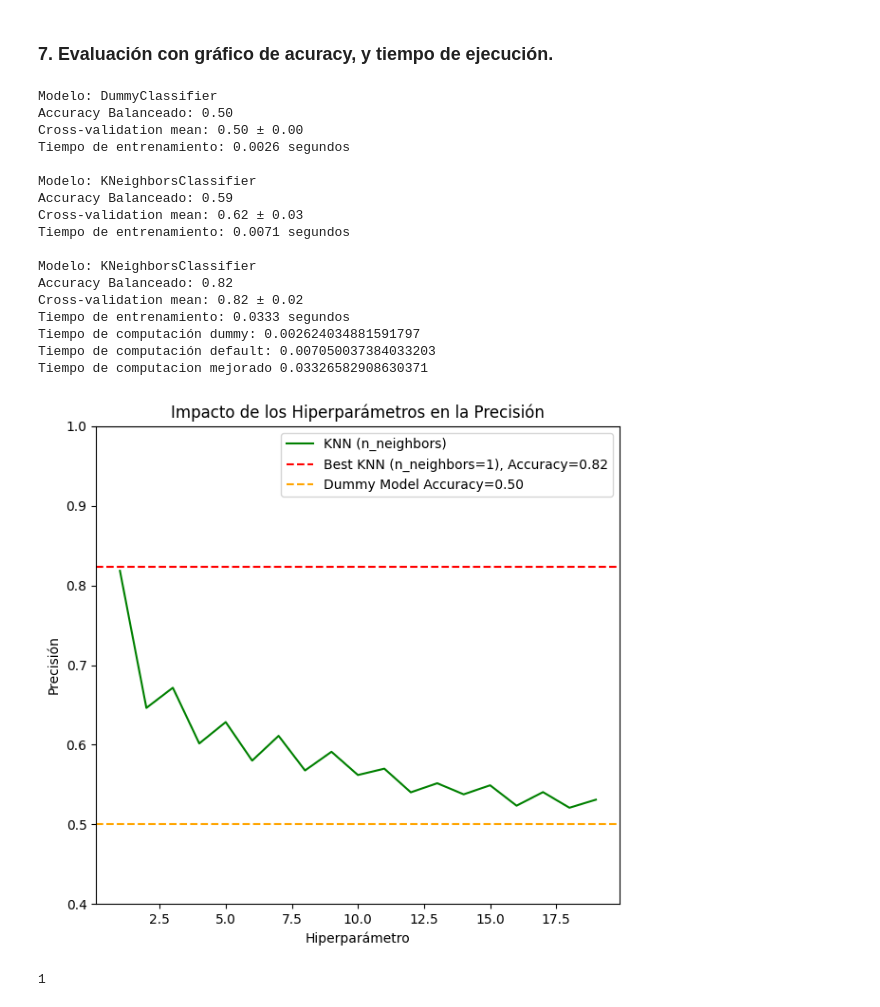
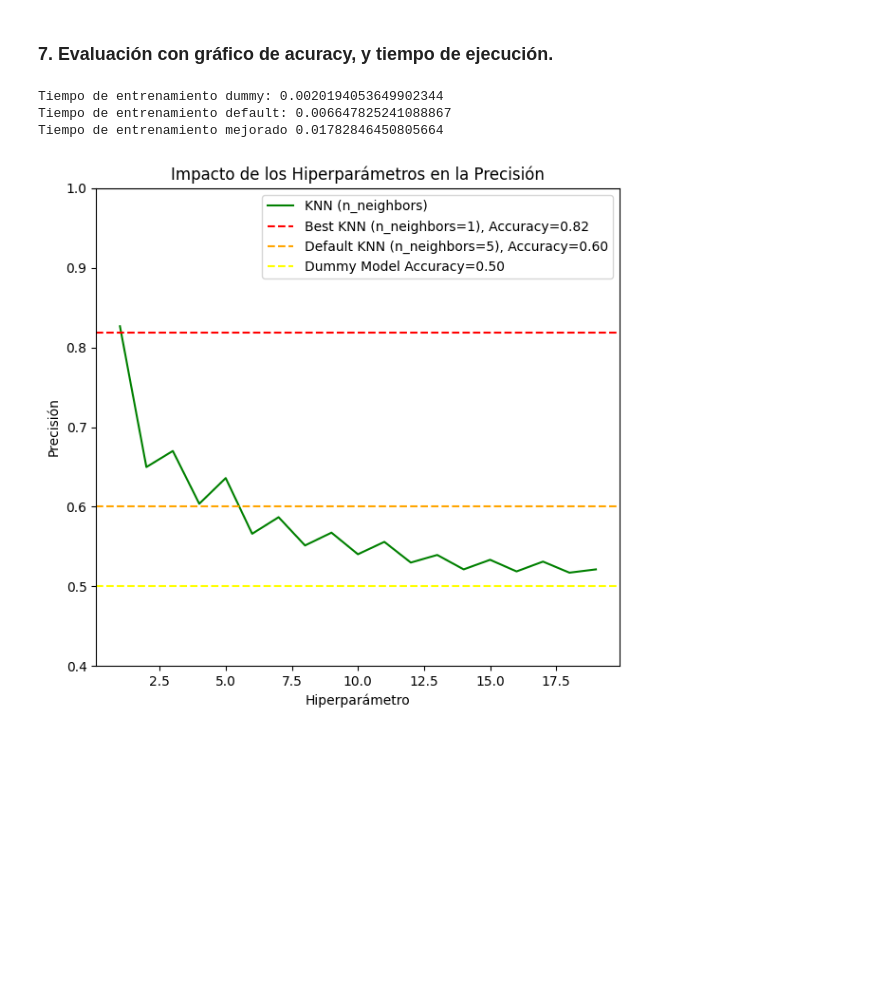
Before and after one commit to 100451061/proyecto_aprendizaje_automatico, a Jupyter notebook: notebooks/modelo.ipynb, the cells around one changed output. Saved outputs shown, nothing was run; the diff lists cells and outputs as text; code cells hidden in the pictures; blank space fills up the shorter version.

```diff
--- a/notebooks/modelo.ipynb
+++ b/notebooks/modelo.ipynb
@@ -234,7 +239,7 @@ X_train_sub, X_eval, y_train_sub, y_eval = train_test_split(
 # Definimos los hiperparámetros a probar esto creará 2000 modelos.
 param_dist = {
     'max_depth': np.arange(1, 20, 2),
-    'min_samples_split': np.arange(1, 10, 2),
+    'min_samples_split': np.arange(2, 10, 2),
     'min_samples_leaf': np.arange(1, 10, 2)
 }
 
@@ -248,13 +253,14 @@ grid_tree.fit(X_train_sub, y_train_sub)
 
 # Mejor modelo encontrado
 best_tree = grid_tree.best_estimator_
-print(f"\nMejores hiperparámetros para Árbol de Decisión: {grid_tree.best_params_}")
 
 # Evaluamos en el conjunto de validación
 y_eval_pred = best_tree.predict(X_eval)
 eval_score = balanced_accuracy_score(y_eval, y_eval_pred)
-print(f"Balanced Accuracy en Validación: {eval_score:.2f}")
 
 # Evaluación final en el test set
 train_and_evaluate_model(best_tree, X_train, y_train, X_test, y_test)
+
+print(f"\nMejores hiperparámetros para Árbol de Decisión: {grid_tree.best_params_}")
+print(f"Balanced Accuracy en Validación: {eval_score:.2f}")
 # %% [output]
@@ -295,0 +281,25 @@ Test accuracy: 0.8692070030895983
+# %%
+# Obtenemos los valores basados en la evolución de max_depth
+param_dist = {
+    'max_depth': np.arange(1, 20, 1),
+    'min_samples_split': [2],
+    'min_samples_leaf': [1]
+}
+
+# Configuramos GridSearchCV
+grid_tree = GridSearchCV(
+    DecisionTreeClassifier(random_state=SEED), param_dist, cv=5, scoring='balanced_accuracy'
+)
+
+# Ajustamos GridSearch solo con X_train_sub
+grid_tree.fit(X_train_sub, y_train_sub)
+
+# Mejor modelo encontrado
+best_tree = grid_tree.best_estimator_
+
+# Evaluamos en el conjunto de validación
+y_eval_pred = best_tree.predict(X_eval)
+eval_score = balanced_accuracy_score(y_eval, y_eval_pred)
+
+# Evaluación final en el test set
+train_and_evaluate_model(best_tree, X_train, y_train, X_test, y_test)
@@ -299,52 +317,35 @@ Concluimos que hay overfiting incluso sin usar train para evaluar
 ### 7. Evaluación con gráfico de acuracy, y tiempo de ejecución.
 # %%
 dummy_model = DummyClassifier(strategy="most_frequent")
-dummy_model, dummy_acc, dummy_train_time = train_and_evaluate_model(dummy_model, X_train, y_train, X_test, y_test)
+dummy_model, dummy_acc, dummy_train_time = train_and_evaluate_model(dummy_model, X_train, y_train, X_test, y_test, echo=False)
 
 # Evaluación del KNN
-knn_model, knn_pipeline, knn_acc, knn_train_time = train_and_evaluate_model(knn_pipeline, X_train, y_train, X_test, y_test)
-best_knn_model,best_knn_pipeline, best_knn_acc, best_knn_train_time = train_and_evaluate_model(best_knn, X_train, y_train, X_test, y_test)
+knn_model, knn_pipeline, knn_acc, knn_train_time = train_and_evaluate_model(knn_pipeline, X_train, y_train, X_test, y_test, echo=False)
+best_knn_model,best_knn_pipeline, best_knn_acc, best_knn_train_time = train_and_evaluate_model(best_knn, X_train, y_train, X_test, y_test, echo=False)
 knn_accuracies = grid_knn.cv_results_['mean_test_score']
 
 # Graficar los resultados
 plt.figure(figsize=(12, 6))
 
 # Gráfico de precisión
 plt.subplot(1, 2, 1)
 plt.plot(range(1,len(knn_accuracies)+1), knn_accuracies, label='KNN (n_neighbors)', color='g')
 plt.axhline(y=best_knn_acc , linestyle='--', color='r', label=f'Best KNN (n_neighbors={best_knn_pipeline.named_steps.get("knn", None).n_neighbors }), Accuracy={best_knn_acc:.2f}')
-plt.axhline(y=dummy_acc, linestyle='--', color='orange', label=f'Dummy Model Accuracy={dummy_acc:.2f}')
+plt.axhline(y=knn_acc , linestyle='--', color='orange', label=f'Default KNN (n_neighbors={knn_pipeline.named_steps.get("knn", None).n_neighbors }), Accuracy={knn_acc:.2f}')
+plt.axhline(y=dummy_acc, linestyle='--', color='yellow', label=f'Dummy Model Accuracy={dummy_acc:.2f}')
 plt.title('Impacto de los Hiperparámetros en la Precisión')
 plt.xlabel('Hiperparámetro')
 plt.ylabel('Precisión')
 plt.legend()
 plt.ylim(0.4, 1)
 
 # Gráfico de tiempo de computación
-print(f"Tiempo de computación dummy: {dummy_train_time}\nTiempo de computación default: {knn_train_time}\nTiempo de computacion mejorado {best_knn_train_time}")
+print(f"Tiempo de entrenamiento dummy: {dummy_train_time}\nTiempo de entrenamiento default: {knn_train_time}\nTiempo de entrenamiento mejorado {best_knn_train_time}")
 
 plt.tight_layout()
 plt.show()
 # %% [output]
-Modelo: DummyClassifier
-Accuracy Balanceado: 0.50
-Cross-validation mean: 0.50 ± 0.00
-Tiempo de entrenamiento: 0.0026 segundos
-
-Modelo: KNeighborsClassifier
-Accuracy Balanceado: 0.59
-Cross-validation mean: 0.62 ± 0.03
-Tiempo de entrenamiento: 0.0071 segundos
-
-Modelo: KNeighborsClassifier
-Accuracy Balanceado: 0.82
-Cross-validation mean: 0.82 ± 0.02
-Tiempo de entrenamiento: 0.0333 segundos
-Tiempo de computación dummy: 0.002624034881591797
-Tiempo de computación default: 0.007050037384033203
-Tiempo de computacion mejorado 0.03326582908630371
+Tiempo de entrenamiento dummy: 0.0020194053649902344
+Tiempo de entrenamiento default: 0.006647825241088867
+Tiempo de entrenamiento mejorado 0.01782846450805664
-[figure, old version]
+[figure, new version]
-# %%
-best_knn_pipeline.named_steps.get('knn', None).n_neighbors
-# %% [output]
-1
```
Also changed, not shown: parts of 10 cells of this notebook.
